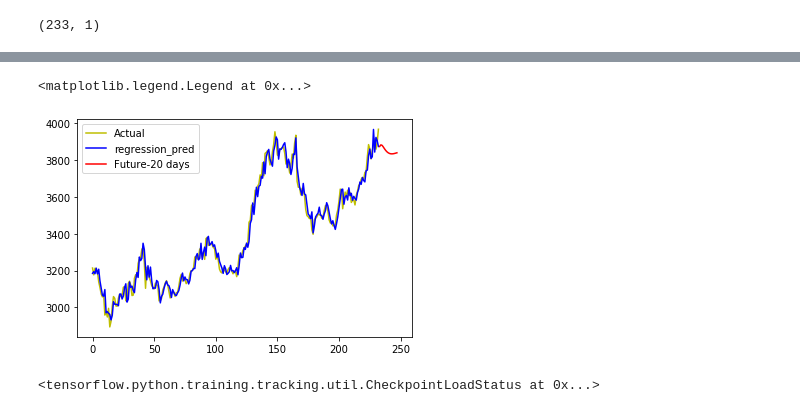
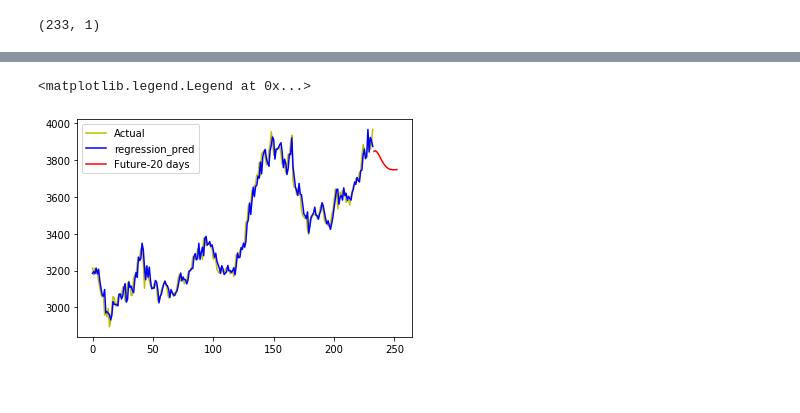
Before and after one commit to Aklant-sahu/Stock--project, a Jupyter notebook: final-stockmarket.ipynb, the cells around one changed output, grey strips where cells are left out. Drawn from its saved outputs; the diff is of its cells as text; code cells hidden in the pictures.

```diff
--- a/final-stockmarket.ipynb
+++ b/final-stockmarket.ipynb
@@ -359,2 +326,2 @@ model = keras.models.load_model('./saved_model-1/my_model')
 # %%
-model.summary()
+model = tf.keras.models.load_model('myfinal_model/')
@@ -379,2 +327,0 @@ _________________________________________________________________
-# %%
-model.load_weights('./model_weights')
@@ -408,6 +327,0 @@ _________________________________________________________________
-# %%
-file=open('./jsonmodel.json','r')
-json_model=file.read()
-file.close()
-model=keras.models.model_from_json(json_model)
-model.load_weights('./json_weigts.h5')
@@ -687,7 +564,7 @@ X_test.shape[1]
 # %% [output]
 30
 # %%
-prediction_days=15
+prediction_days=20
 #y_test=dataset[2500:]
 future=[]
 new_data=[]
@@ -756,9 +638,9 @@ Name: pred_close, Length: 233, dtype: float64
 # %%
 plt.plot(range(0,233),ans['actual_close'],'y',label='Actual')
 plt.plot(range(0,233),ans['pred_close'],'blue',label='regression_pred')
 #plt.plot(range(0,250),predictions,'orange',label='lstm_pred')
-plt.plot(range(233,233+len(fut)),fut,'r',label='Future-20 days')
+plt.plot(range(233,233+len(fut)),fut,'r',label=f'Future-{fut.shape[0]} days')
 plt.legend()
 # %% [output]
 <matplotlib.legend.Legend at 0x...>
-[figure, old version]
+[figure, new version]
@@ -769,4 +646,0 @@ model.save_weights('saved-model-weights/my_model.hdf5')
-# %%
-model.load_weights('saved-model-weights/my_model')
-# %% [output]
-<tensorflow.python.training.tracking.util.CheckpointLoadStatus at 0x...>
```
Also changed, not shown: parts of 29 cells of this notebook, 2 other files.
